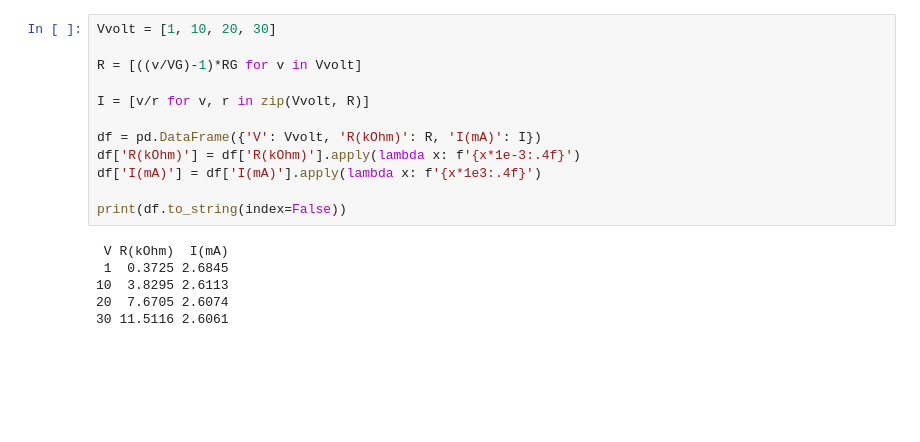
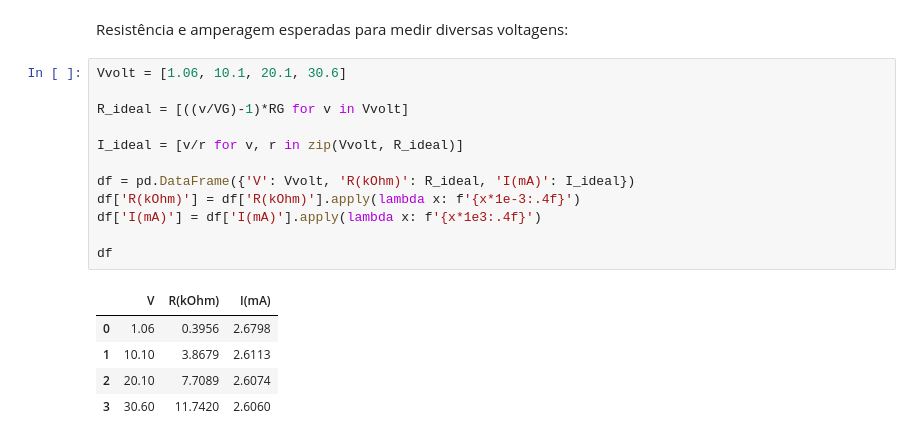
Before and after one commit to ViniciusCMB/Fisexp3, a Jupyter notebook: exp3.ipynb, the cells around one changed output. Drawn from its saved outputs; the diff is of its cells as text; blank space fills up the shorter version.

```diff
--- a/exp3.ipynb
+++ b/exp3.ipynb
@@ -14,18 +22,20 @@ Corrente: 2.6034 mA
+# %% [markdown]
+Resistência e amperagem esperadas para medir diversas voltagens:
 # %%
-Vvolt = [1, 10, 20, 30]
+Vvolt = [1.06, 10.1, 20.1, 30.6]
 
-R = [((v/VG)-1)*RG for v in Vvolt]
+R_ideal = [((v/VG)-1)*RG for v in Vvolt]
 
-I = [v/r for v, r in zip(Vvolt, R)]
+I_ideal = [v/r for v, r in zip(Vvolt, R_ideal)]
 
-df = pd.DataFrame({'V': Vvolt, 'R(kOhm)': R, 'I(mA)': I})
+df = pd.DataFrame({'V': Vvolt, 'R(kOhm)': R_ideal, 'I(mA)': I_ideal})
 df['R(kOhm)'] = df['R(kOhm)'].apply(lambda x: f'{x*1e-3:.4f}')
 df['I(mA)'] = df['I(mA)'].apply(lambda x: f'{x*1e3:.4f}')
 
-print(df.to_string(index=False))
+df
 # %% [output]
- V R(kOhm)  I(mA)
- 1  0.3725 2.6845
-10  3.8295 2.6113
-20  7.6705 2.6074
-30 11.5116 2.6061
+|  | V | R(kOhm) | I(mA) |
+| 0 | 1.06 | 0.3956 | 2.6798 |
+| 1 | 10.10 | 3.8679 | 2.6113 |
+| 2 | 20.10 | 7.7089 | 2.6074 |
+| 3 | 30.60 | 11.7420 | 2.6060 |
```
Also changed, not shown: parts of 21 cells of this notebook, 3 other files.
